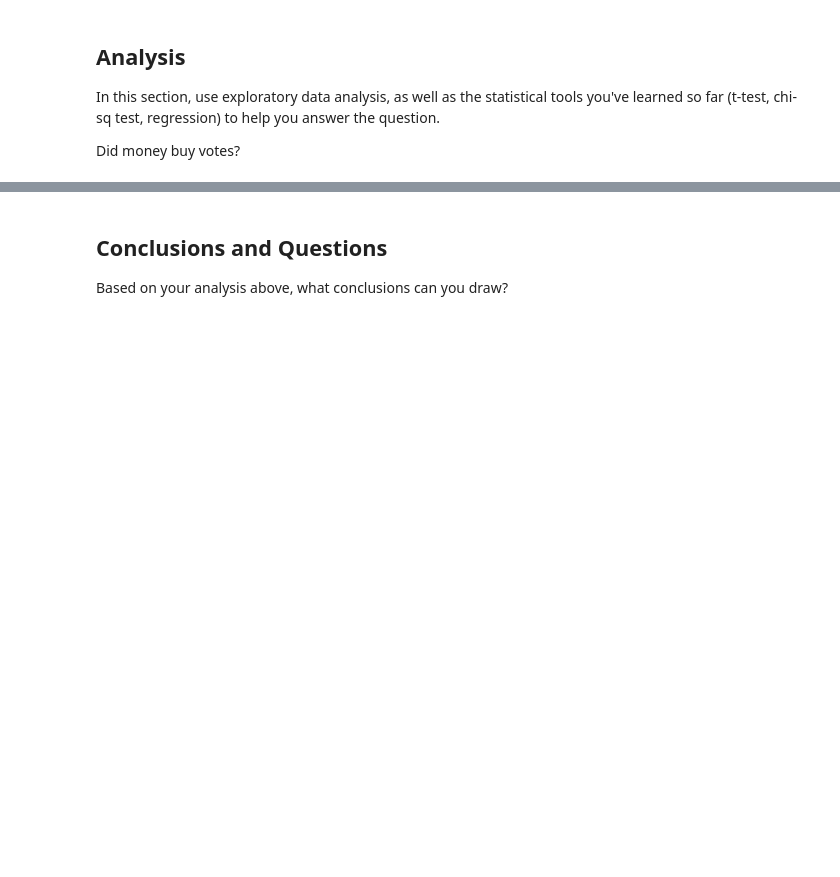
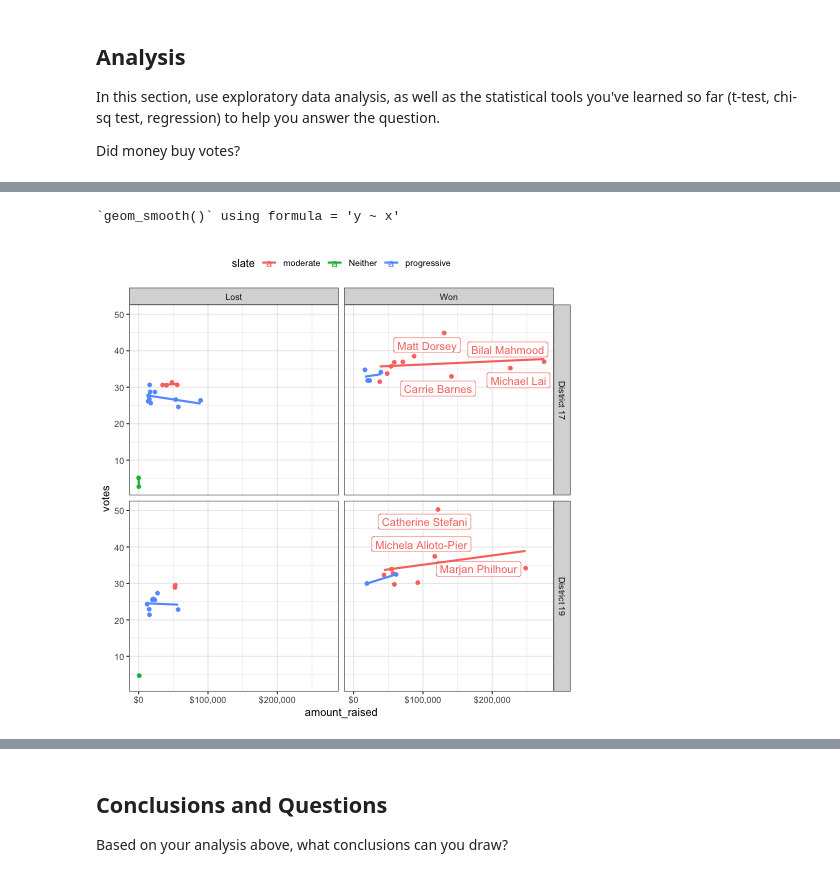
Before and after one commit to data4news/dollars-to-votes-sf-2024, a Jupyter notebook: notebook.ipynb, the cells around one changed output, grey strips where cells are left out. Saved outputs shown, nothing was run; the diff lists cells and outputs as text; code cells hidden in the pictures; blank space fills up the shorter version.

```diff
--- a/notebook.ipynb
+++ b/notebook.ipynb
@@ -137,0 +142,19 @@ NULL
+# %%
+%%R
+
+library(ggrepel)
+
+ggplot(df %>% filter(!is.na(slate))) +
+    aes(x=amount_raised, y=votes, color=slate) +
+    geom_point() +
+    scale_x_continuous(labels = scales::dollar) +
+    geom_label_repel(aes(label=candidate), max.overlaps=4, data=df %>% filter(amount_raised > 100000)) +
+    geom_smooth(method="lm", se=FALSE) +
+    theme_bw() +
+    theme(
+        legend.position="top"
+    ) +
+    facet_grid(district~won)
+# %% [output]
+`geom_smooth()` using formula = 'y ~ x'
+[figure, added]
```
Also changed, not shown: parts of 10 cells of this notebook.
